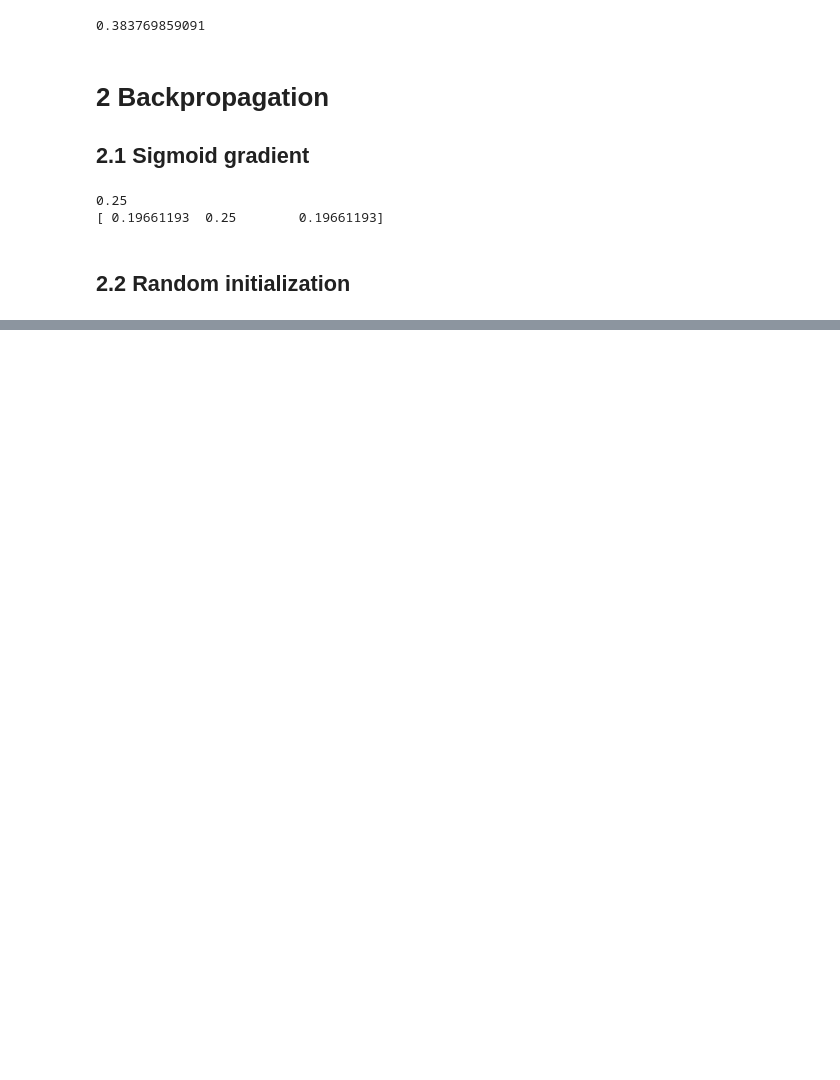
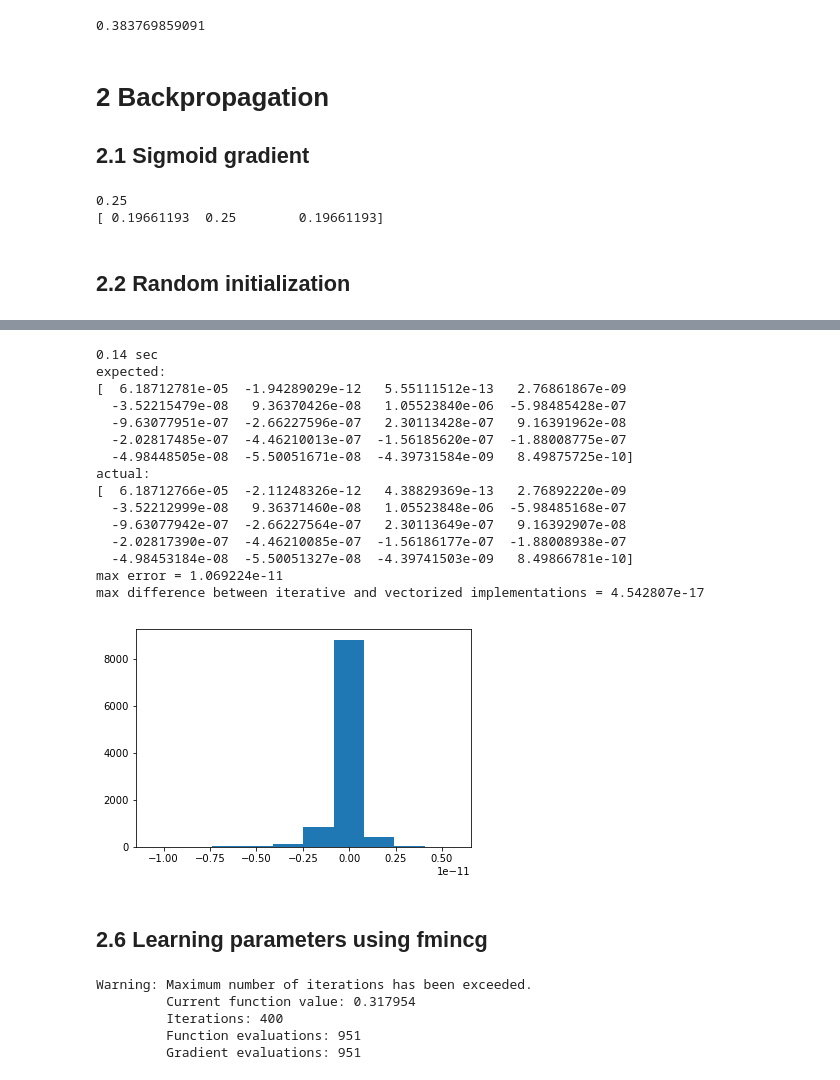
Before and after one commit to E529KIT/coursera-ml, a Jupyter notebook: ex4/python/ex4.ipynb, the cells around one changed output, grey strips where cells are left out. Drawn from its saved outputs; the diff is of its cells as text; code cells hidden in the pictures; blank space fills up the shorter version.

```diff
--- a/ex4/python/ex4.ipynb
+++ b/ex4/python/ex4.ipynb
@@ -125,0 +227,76 @@ print rand_initialize_weights(2, 3)
+# %%
+def vector_gradient(nn_params, input_layer_size, hidden_layer_size, num_labels, X, y, lambda_):
+    lambda_ = float(lambda_)
+    m, _ = X.shape
+    Theta1_len = hidden_layer_size * (input_layer_size + 1)
+    Theta1 = nn_params[:Theta1_len].reshape((hidden_layer_size, input_layer_size + 1))
+    Theta2 = nn_params[Theta1_len:].reshape((num_labels, hidden_layer_size + 1))
+    Theta1_grad = np.zeros(Theta1.shape)
+    Theta2_grad = np.zeros(Theta2.shape)
+    ### YOUR CODE HERE ###
+    a1 = ???
+    assert a1.shape == (m, input_layer_size + 1)
+    z2 = ???
+    a2 = ???
+    assert a2.shape == (m, hidden_layer_size + 1)
+    a3 = ???
+    assert a3.shape == (m, num_labels)
+    y_ = np.column_stack([y == i for i in range(1, num_labels + 1)])
+    assert y_.shape == (m, num_labels)
+    delta3 = ???
+    delta2 = ???
+    assert delta2.shape == (m, hidden_layer_size)
+    Theta2_grad += ???
+    assert Theta2_grad.shape == Theta2.shape
+    Theta1_grad += ???
+    assert Theta1_grad.shape == Theta1.shape
+    Theta1_grad /= m
+    Theta2_grad /= m
+
+
+    ######################
+    return np.append(Theta1_grad.flatten(), Theta2_grad.flatten())
+# %%
+start_time = time.clock()
+vec_grad = vector_gradient(nn_params, input_layer_size, hidden_layer_size, num_labels, X, y, lambda_)
+print '%.2f sec' % (time.clock() - start_time)
+print 'expected:\n', correct_grad[:20]
+print 'actual:\n', vec_grad[:20]
+plt.hist(vec_grad - correct_grad)
+print 'max error = %e' % max(abs(vec_grad - correct_grad))
+print 'max difference between iterative and vectorized implementations = %e' % max(abs(iter_grad - vec_grad))
+# %% [output]
+0.14 sec
+expected:
+[  6.18712781e-05  -1.94289029e-12   5.55111512e-13   2.76861867e-09
+  -3.52215479e-08   9.36370426e-08   1.05523840e-06  -5.98485428e-07
+  -9.63077951e-07  -2.66227596e-07   2.30113428e-07   9.16391962e-08
+  -2.02817485e-07  -4.46210013e-07  -1.56185620e-07  -1.88008775e-07
+  -4.98448505e-08  -5.50051671e-08  -4.39731584e-09   8.49875725e-10]
+actual:
+[  6.18712766e-05  -2.11248326e-12   4.38829369e-13   2.76892220e-09
+  -3.52212999e-08   9.36371460e-08   1.05523848e-06  -5.98485168e-07
+  -9.63077942e-07  -2.66227564e-07   2.30113649e-07   9.16392907e-08
+  -2.02817390e-07  -4.46210085e-07  -1.56186177e-07  -1.88008938e-07
+  -4.98453184e-08  -5.50051327e-08  -4.39741503e-09   8.49866781e-10]
+max error = 1.069224e-11
+max difference between iterative and vectorized implementations = 4.542807e-17
+[figure, added]
+# %% [markdown]
+## 2.6 Learning parameters using fmincg
+# %%
+from scipy.optimize import fmin_cg
+
+cost_ = lambda t: cost(t, input_layer_size, hidden_layer_size, num_labels, X, y, lambda_)
+gradient_ = lambda t: vector_gradient(t, input_layer_size, hidden_layer_size, num_labels, X, y, lambda_)
+
+initial_Theta1 = rand_initialize_weights(hidden_layer_size, input_layer_size + 1)
+initial_Theta2 = rand_initialize_weights(num_labels, hidden_layer_size + 1)
+initial_theta = np.append(initial_Theta1.flatten(), initial_Theta2.flatten())
+theta = fmin_cg(cost_, initial_theta, fprime=gradient_, maxiter=400)
+# %% [output]
+Warning: Maximum number of iterations has been exceeded.
+         Current function value: 0.317954
+         Iterations: 400
+         Function evaluations: 951
+         Gradient evaluations: 951
```
Also changed, not shown: parts of 19 cells of this notebook.
